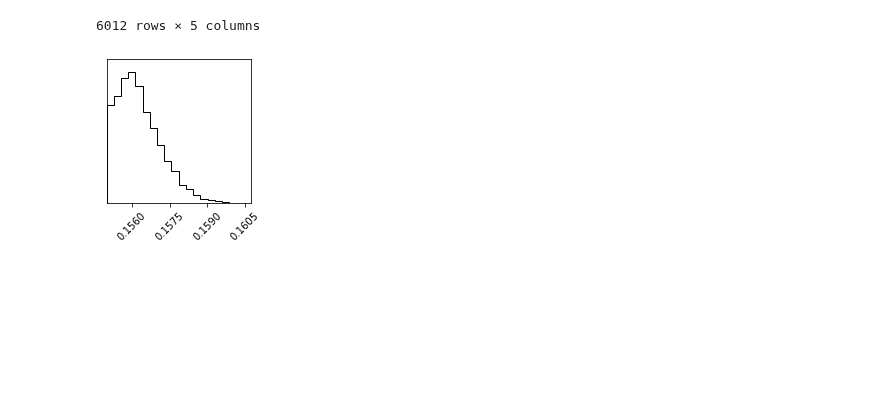
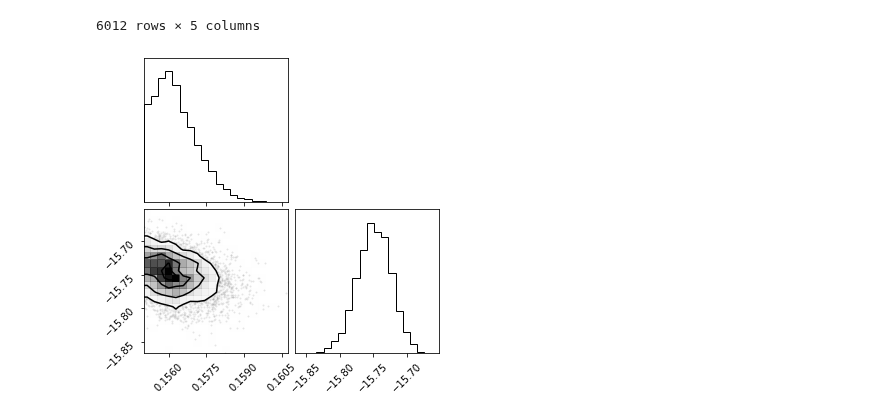
Before and after one commit to cdrischler/nuclear_saturation, a Jupyter notebook: Contour Map.ipynb, the cells around one changed output. Cells and saved outputs as stored; diff of their text form; code cells hidden in the pictures; blank space fills up the shorter version.

```diff
--- a/Contour Map.ipynb
+++ b/Contour Map.ipynb
@@ -48,20 +43,8 @@ data.tail(n=6012)
 # %%
 def plotcorner(filename):
     data = np.loadtxt(filename, delimiter = ",", skiprows = 1)
-
-    x = []
-    y = []
-
-    for values in data:
-        x.append(values[0])
-        y.append(values[1])
-
-
-    x = np.array(x)
-
-
-    corner.corner(x)
+    corner.corner(data)
 
 plotcorner("data/forChristan_samples1.csv")
 # %% [output]
-[figure, old version]
+[figure, new version]
```
Also changed, not shown: parts of 3 cells of this notebook.
